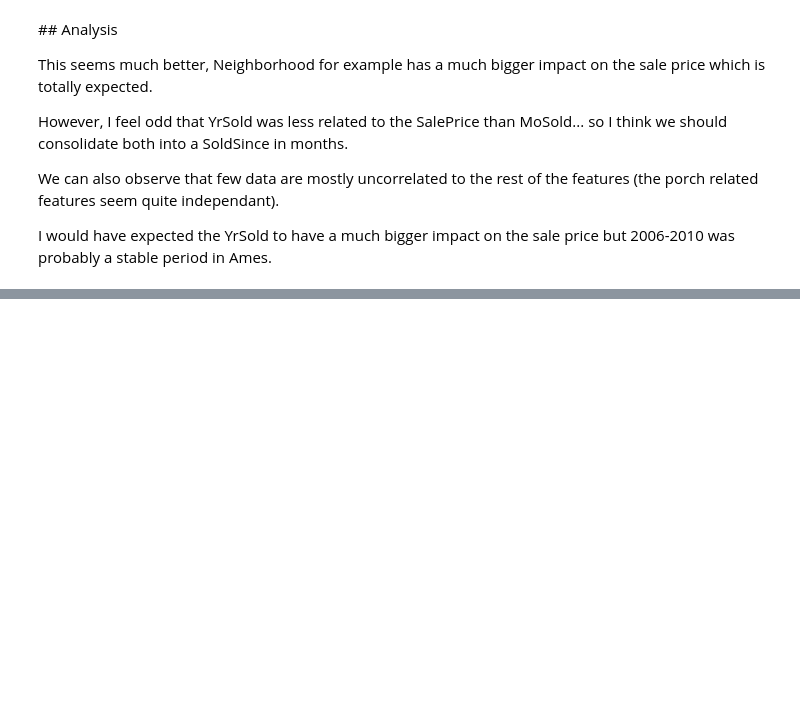
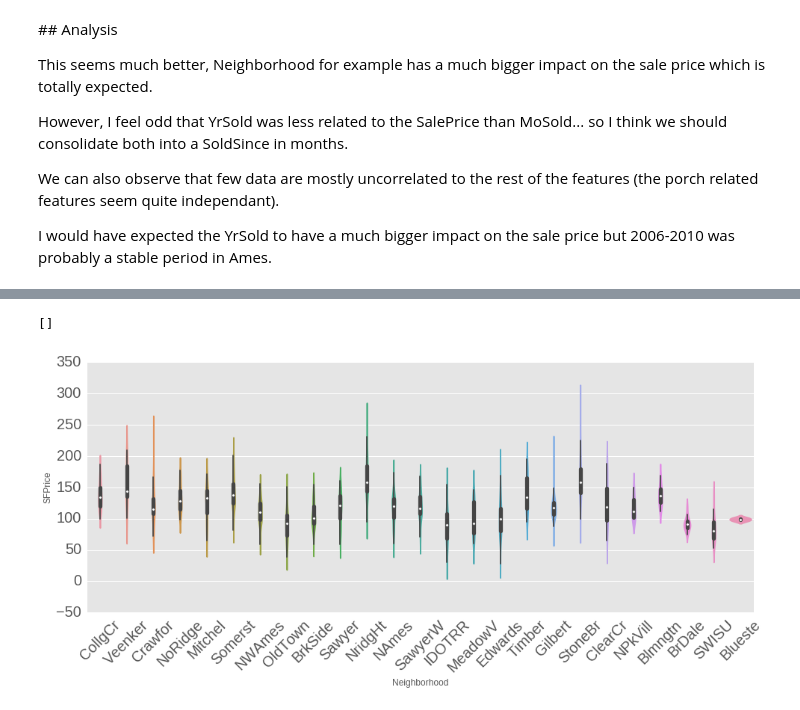
Before and after one commit to jcpince/machine-learning, a Jupyter notebook: projects/capstone/HousePrices_DataExploration.ipynb, the cells around one changed output, grey strips where cells are left out. Cells and saved outputs as stored; diff of their text form; code cells hidden in the pictures; blank space fills up the shorter version.

```diff
--- a/projects/capstone/HousePrices_DataExploration.ipynb
+++ b/projects/capstone/HousePrices_DataExploration.ipynb
@@ -183,0 +219,35 @@ Another interesting approach might be using the **Boruta feature selector** but
+# %%
+all_neighborhoods = whole_ds.Neighborhood.unique()
+train_neighborhoods = train.Neighborhood.unique()
+submit_neighborhoods = submit.Neighborhood.unique()
+diff = list(set(all_neighborhoods) - set(train_neighborhoods))
+
+print('All Neighborhoods (%d): %s' % (len(all_neighborhoods), str(all_neighborhoods)))
+if len(diff) != 0:
+    print('AIE!!! There are %d neighborhoods not present in the training set: %s' % (len(diff), str(diff)))
+else:
+    print('All the neighborhoods are present in both training and submission data')
+
+train['SFPrice'] = train.SalePrice / train.GrLivArea
+
+def get_desc_dataframe(ds):
+    desc = pd.DataFrame(index=ds.Neighborhood.unique(),
+                        columns=['count', 'mean', 'std', 'min', '25%', '50%', '75%', 'max', 'iqr'])
+
+    per_neighborhood = ds.groupby(['Neighborhood']).SFPrice
+    for idx, record in desc.iterrows():
+        record['count'] = per_neighborhood.size()[idx]
+        record['mean'] = per_neighborhood.mean()[idx]
+        record['std'] = per_neighborhood.std()[idx]
+        record['min'] = per_neighborhood.min()[idx]
+        record['25%'] = per_neighborhood.quantile(0.25)[idx]
+        record['50%'] = per_neighborhood.quantile(0.50)[idx]
+        record['75%'] = per_neighborhood.quantile(0.75)[idx]
+        record['max'] = per_neighborhood.max()[idx]
+        record['iqr'] = record['75%'] - record['25%']
+
+    desc.sort_values('iqr', inplace=True)
+    return desc
+
+desc = get_desc_dataframe(train)
+display(desc)
@@ -183,0 +277,9 @@ Another interesting approach might be using the **Boruta feature selector** but
+# %%
+# Let's plot it per Neighborhood
+plt.figure(figsize=(16,6))
+ax = sns.violinplot(train.Neighborhood, train.SFPrice)
+plt.xticks(rotation=45)
+ax.plot()
+# %% [output]
+[]
+[figure, added]
```
Also changed, not shown: parts of 27 cells of this notebook, 22 other files.
